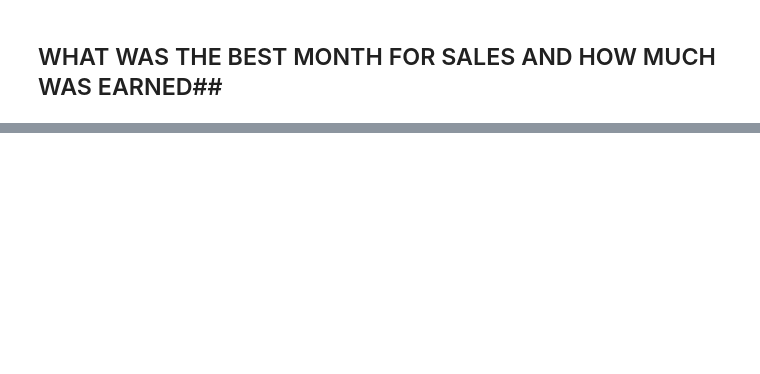
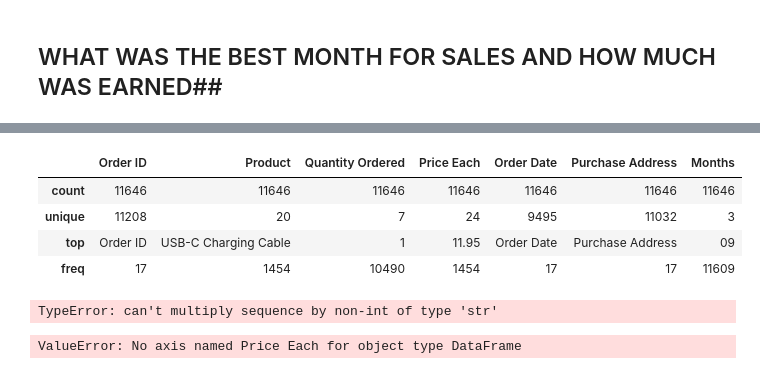
Before and after one commit to TrumpDesigns/Data-Science-Project, a Jupyter notebook: MyAnalysis.ipynb, the cells around one changed output, grey strips where cells are left out. Saved outputs shown, nothing was run; the diff lists cells and outputs as text; code cells hidden in the pictures; blank space fills up the shorter version.

```diff
--- a/MyAnalysis.ipynb
+++ b/MyAnalysis.ipynb
@@ -71,0 +105,10 @@ ValueError: cannot convert float NaN to integer
+# %%
+CleanData=CleanData[CleanData["Order Date"].str[:2]!="or" ]
+CleanData.head()
+CleanData.describe()
+# %% [output]
+|  | Order ID | Product | Quantity Ordered | Price Each | Order Date | Purchase Address | Months |
+| count | 11646 | 11646 | 11646 | 11646 | 11646 | 11646 | 11646 |
+| unique | 11208 | 20 | 7 | 24 | 9495 | 11032 | 3 |
+| top | Order ID | USB-C Charging Cable | 1 | 11.95 | Order Date | Purchase Address | 09 |
+| freq | 17 | 1454 | 10490 | 1454 | 17 | 17 | 11609 |
@@ -72,2 +118,9 @@ ValueError: cannot convert float NaN to integer
+# %%
+CleanData["Sales"] = CleanData["Quantity Ordered"]*CleanData["Price Each"]
+CleanData.head()
+# %% [output]
+TypeError: can't multiply sequence by non-int of type 'str'
 # %%
-best_sales_month=data.sum("Price Each").groupby("sex")
+best_sales_month=data.sum("Price Each").groupby("Months")
+# %% [output]
+ValueError: No axis named Price Each for object type DataFrame
```
Also changed, not shown: parts of 5 cells of this notebook.
